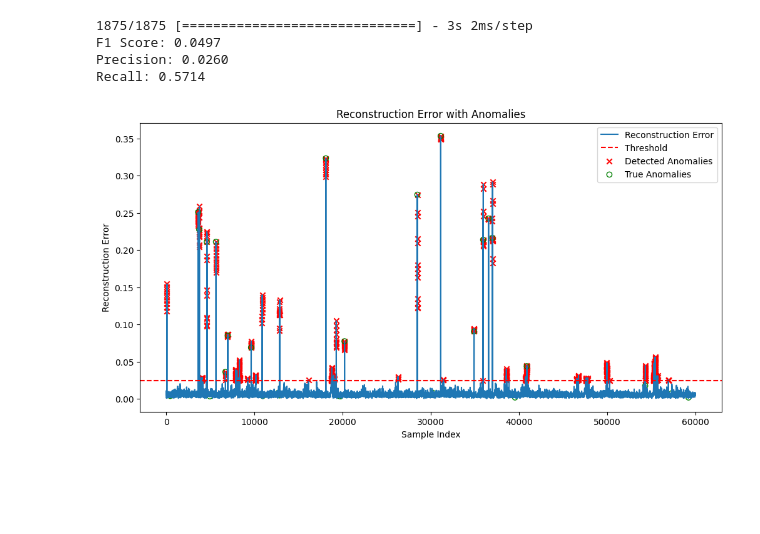
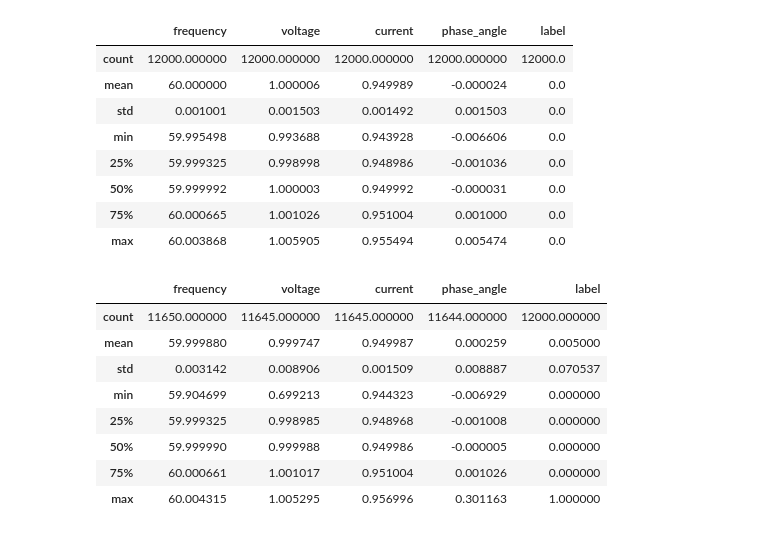
Before and after one commit to Rakdol/PMU-detection, a Jupyter notebook: notebooks/operator.ipynb, the cells around one changed output. Cells and saved outputs as stored; diff of their text form; code cells hidden in the pictures; blank space fills up the shorter version.

```diff
--- a/notebooks/operator.ipynb
+++ b/notebooks/operator.ipynb
@@ -352,47 +17,27 @@ Epoch 50/50
-# %%
-# 모든 데이터에 대해 재구성 오류 계산
-reconstructed_data = autoencoder.predict(scaled_data)
-reconstruction_error = np.mean(np.abs(reconstructed_data - scaled_data), axis=1)
-
-# 이상 탐지 기준: 재구성 오류가 일정 임계값 이상이면 이상으로 간주
-threshold = np.percentile(reconstruction_error[pmu['anomaly_class'] == 0], 99)  # 상위 5%를 임계값으로 설정
-predictions = (reconstruction_error > threshold).astype(int)
-
-# 성능 평가
-f1 = f1_score(pmu['anomaly_class'], predictions)
-precision = precision_score(pmu['anomaly_class'], predictions)
-recall = recall_score(pmu['anomaly_class'], predictions)
-
-print(f"F1 Score: {f1:.4f}")
-print(f"Precision: {precision:.4f}")
-print(f"Recall: {recall:.4f}")
-# %% [output]
-1875/1875 [==============================] - 3s 2ms/step
-F1 Score: 0.0497
-Precision: 0.0260
-Recall: 0.5714
-# %%
-# 재구성 오류 시각화
-def visualize_reconstruction_error(reconstruction_error, predictions, anomaly_class, threshold):
-    plt.figure(figsize=(12, 6))
-    plt.plot(reconstruction_error, label='Reconstruction Error')
-    plt.axhline(y=threshold, color='r', linestyle='--', label='Threshold')
-
-    # 이상 탐지된 부분 표시
-    anomaly_idx = np.where(predictions == 1)[0]
-    plt.scatter(anomaly_idx, reconstruction_error[anomaly_idx], color='red', label='Detected Anomalies', marker='x')
-
-    # 실제 이상이 발생한 부분 표시
-    real_anomalies_idx = np.where(anomaly_class == 1)[0]
-    plt.scatter(real_anomalies_idx, reconstruction_error[real_anomalies_idx], color='green', label='True Anomalies', marker='o', facecolors='none')
-
-    plt.title('Reconstruction Error with Anomalies')
-    plt.xlabel('Sample Index')
-    plt.ylabel('Reconstruction Error')
-    plt.legend()
-    plt.show()
-
-# 재구성 오류 및 이상 탐지 결과 시각화
-visualize_reconstruction_error(reconstruction_error, predictions, pmu['anomaly_class'].values, threshold)
-# %% [output]
-[figure, removed]
+# %%
+normal = pd.read_csv("../data/normal.csv")
+abnormal = pd.read_csv("../data/abnormal.csv")
+# %%
+normal.describe()
+# %% [output]
+|  | frequency | voltage | current | phase_angle | label |
+| count | 12000.000000 | 12000.000000 | 12000.000000 | 12000.000000 | 12000.0 |
+| mean | 60.000000 | 1.000006 | 0.949989 | -0.000024 | 0.0 |
+| std | 0.001001 | 0.001503 | 0.001492 | 0.001503 | 0.0 |
+| min | 59.995498 | 0.993688 | 0.943928 | -0.006606 | 0.0 |
+| 25% | 59.999325 | 0.998998 | 0.948986 | -0.001036 | 0.0 |
+| 50% | 59.999992 | 1.000003 | 0.949992 | -0.000031 | 0.0 |
+| 75% | 60.000665 | 1.001026 | 0.951004 | 0.001000 | 0.0 |
+| max | 60.003868 | 1.005905 | 0.955494 | 0.005474 | 0.0 |
+# %%
+abnormal.describe()
+# %% [output]
+|  | frequency | voltage | current | phase_angle | label |
+| count | 11650.000000 | 11645.000000 | 11645.000000 | 11644.000000 | 12000.000000 |
+| mean | 59.999880 | 0.999747 | 0.949987 | 0.000259 | 0.005000 |
+| std | 0.003142 | 0.008906 | 0.001509 | 0.008887 | 0.070537 |
+| min | 59.904699 | 0.699213 | 0.944323 | -0.006929 | 0.000000 |
+| 25% | 59.999325 | 0.998985 | 0.948968 | -0.001008 | 0.000000 |
+| 50% | 59.999990 | 0.999988 | 0.949986 | -0.000005 | 0.000000 |
+| 75% | 60.000661 | 1.001017 | 0.951004 | 0.001026 | 0.000000 |
+| max | 60.004315 | 1.005295 | 0.956996 | 0.301163 | 1.000000 |
```
Also changed, not shown: parts of 55 cells of this notebook, 3 other files.
